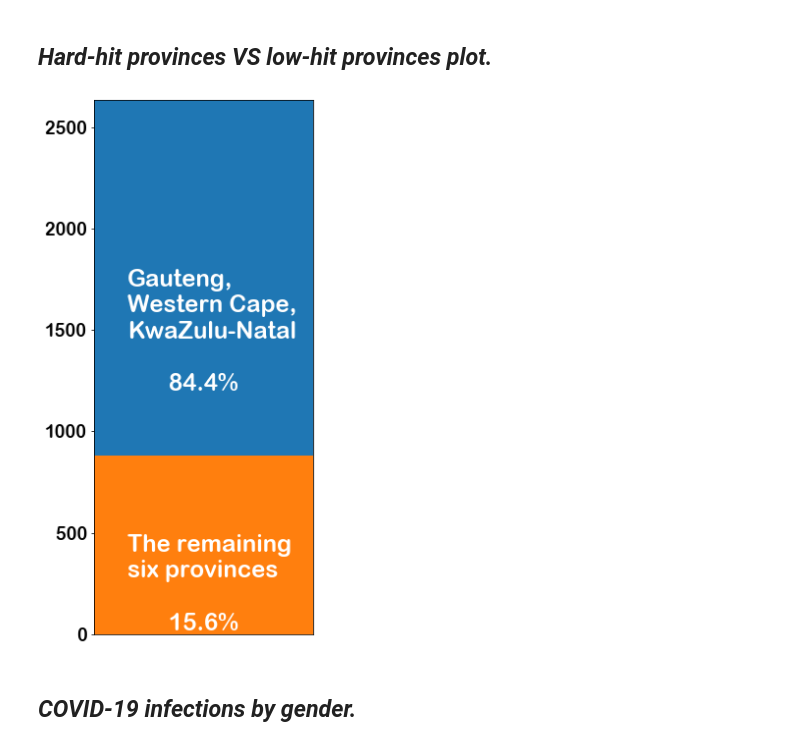
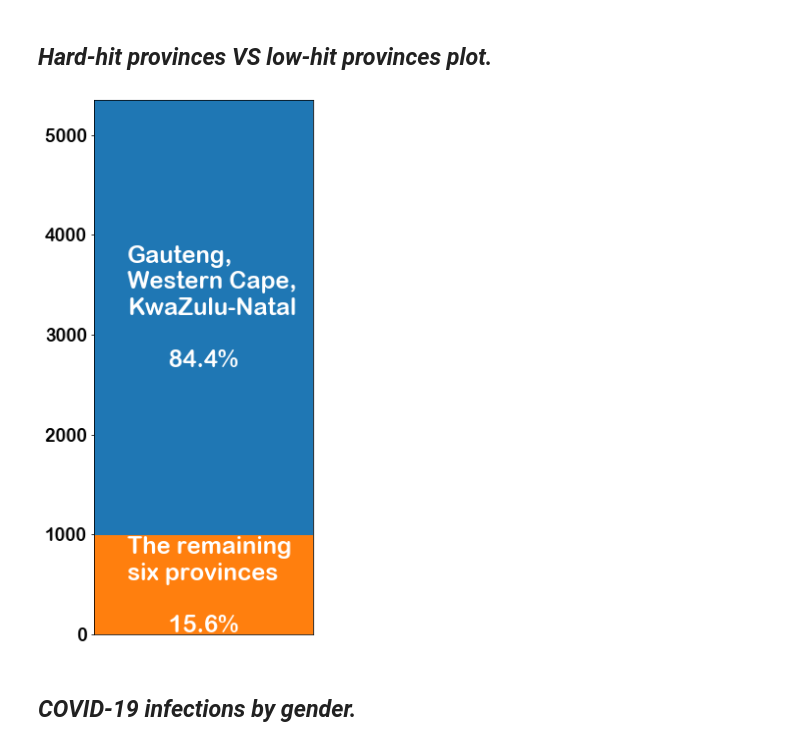
Before and after one commit to mckabuza/South-Africa-COVID-19-Data-Visualization, a Jupyter notebook: SA COVID-19 April.ipynb, the cells around one changed output. Saved outputs shown, nothing was run; the diff lists cells and outputs as text; code cells hidden in the pictures.

```diff
--- a/SA COVID-19 April.ipynb
+++ b/SA COVID-19 April.ipynb
@@ -163,28 +163,28 @@ plt.show()
 # %%
 high = []
 low = []
 for province in provincial[provincial.columns[-1]]:
     if province >= provincial_data['Infections'][2]:
         high.append(province)
     elif province < provincial_data['Infections'][2]:
         low.append(province)
 
 high_infections = np.sum(high)
 low_infections = np.sum(low)
 
 fig = plt.figure(figsize=(4,10))
 b1=plt.bar(0.05,high_infections, width=0.1)
 b2=plt.bar(0.05,low_infections, width=0.1)
-plt.text(0.015,1200, "Gauteng,\nWestern Cape,\nKwaZulu-Natal\n\n       {:.1f}%".format(sum(high)*100/sum(provincial[provincial.columns[-1]])),
+plt.text(0.015,high_infections/2, "Gauteng,\nWestern Cape,\nKwaZulu-Natal\n\n       {:.1f}%".format(sum(high)*100/sum(provincial[provincial.columns[-1]])),
          color='white', fontsize=24)
 plt.text(0.015,20, "The remaining\nsix provinces\n\n       {:.1f}%".format(sum(low)*100/sum(provincial[provincial.columns[-1]])),
          color='white', fontsize=24)
 plt.xlim(0,0.1)
-plt.ylim(0,2633)
+plt.ylim(0,high_infections)
 plt.xticks([])
 plt.show()
 # %% [output]
-[figure, old version]
+[figure, new version]
 # %% [markdown]
 ## **_COVID-19 infections by gender._**
 # %%
```
Also changed, not shown: parts of 11 cells of this notebook, 13 other files.
